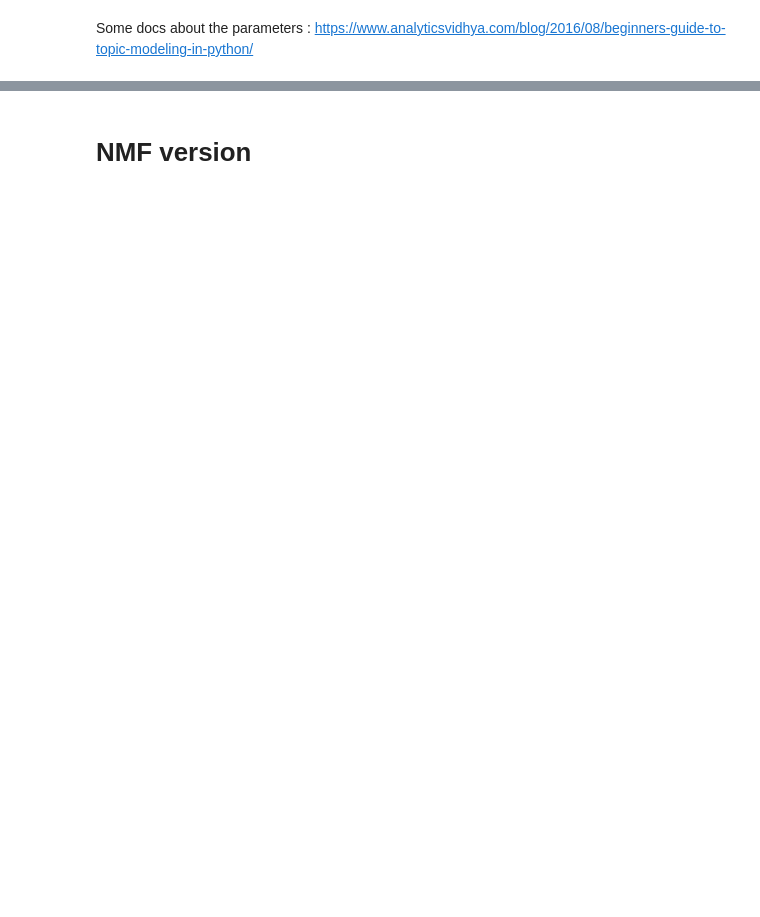
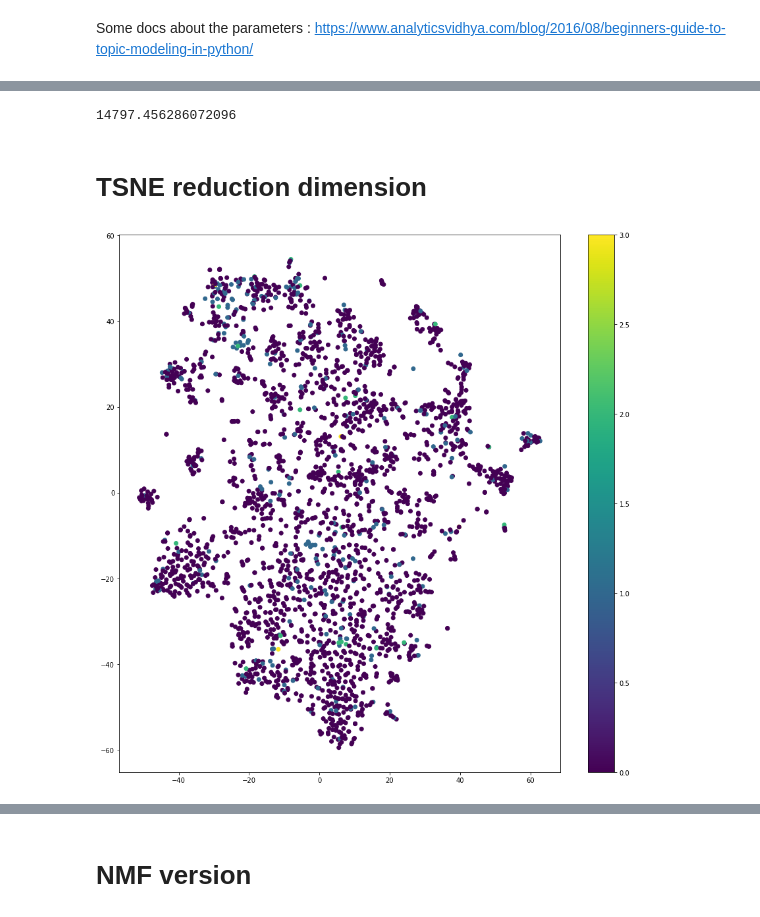
Before and after one commit to rudloffl/Tag-generator-Stackoverflow, a Jupyter notebook: Notebooks/D1 - Unsupervised methods.ipynb, the cells around one changed output, grey strips where cells are left out. Cells and saved outputs as stored; diff of their text form; code cells hidden in the pictures; blank space fills up the shorter version.

```diff
--- a/Notebooks/D1 - Unsupervised methods.ipynb
+++ b/Notebooks/D1 - Unsupervised methods.ipynb
@@ -112,0 +158,3 @@ dataset.shape
+# %%
+#Dataset splitting
+X_train, X_test, y_train, y_test = train_test_split(X, Y, test_size=0.33, random_state=0, shuffle = True)
@@ -263,0 +347,3 @@ customLDA = CustomLDA()
+# %%
+customLDA = CustomLDA(**params)
+customLDA.fit(X_test, y_test)
@@ -264,24 +393,28 @@ customLDA = CustomLDA()
 # %% [markdown]
 Some docs about the parameters : https://www.analyticsvidhya.com/blog/2016/08/beginners-guide-to-topic-modeling-in-python/
 # %%
+topics = 100
+
 params = {'clf_ntopics': 3,
  'clf_ntopwords': 3,
- 'lda_n_components': 50,
+ 'lda_n_components': topic,
  'lda_n_jobs': 2,
  'lda_random_state': 0,
- 'vect_code_max_df': 1.0,
+ 'lda_doc_topic_prior': 0.01,
+ 'lda_topic_word_prior': 0.014285714285714285,
+ 'vect_code_max_df': 0.8,
  'vect_code_max_features': 15000,
- 'vect_code_min_df': 1,
- 'vect_code_ngram_range': (1, 3),
- 'vect_text_max_df': 1.0,
- 'vect_text_max_features': 20000,
+ 'vect_code_min_df': 5,
+ 'vect_code_ngram_range': (1, 2),
+ 'vect_text_max_df': 0.9,
+ 'vect_text_max_features': 15000,
  'vect_text_min_df': 1,
- 'vect_text_ngram_range': (1, 3),
- 'vect_title_max_df': 1.0,
- 'vect_title_max_features': 70000,
+ 'vect_text_ngram_range': (1, 2),
+ 'vect_title_max_df': 0.9,
+ 'vect_title_max_features': 5000,
  'vect_title_min_df': 1,
  'vect_title_ngram_range': (1, 2)}
 
 customLDA = CustomLDA(**params)
-customLDA.fit(dataset[['TText', 'TTitle', 'TCode']])
+customLDA.fit(X_train, y_train)
 # %% [output]
@@ -302 +435,23 @@ customLDA.score()
+# %%
+#Perplexity
+customLDA.perplexity(X_test)
+# %% [output]
+14797.456286072096
+# %% [markdown]
+# TSNE reduction dimension
+# %%
+X_lda = customLDA.transform(X_test)
+tsne = TSNE(n_components=2)
+X_tsne = tsne.fit_transform(X_lda)
+# %%
+# plot the result
+vis_x = X_tsne[:, 0]
+vis_y = X_tsne[:, 1]
+colors = np.argpartition(customLDA.transform(X_test), 0)[:, 0]
+plt.figure(figsize=(15, 15))
+plt.scatter(vis_x, vis_y, c=colors, cmap=plt.cm.get_cmap(), )
+plt.colorbar()
+plt.show()
+# %% [output]
+[figure, added]
 # %%
```
Also changed, not shown: parts of 39 cells of this notebook, 1 other file.
